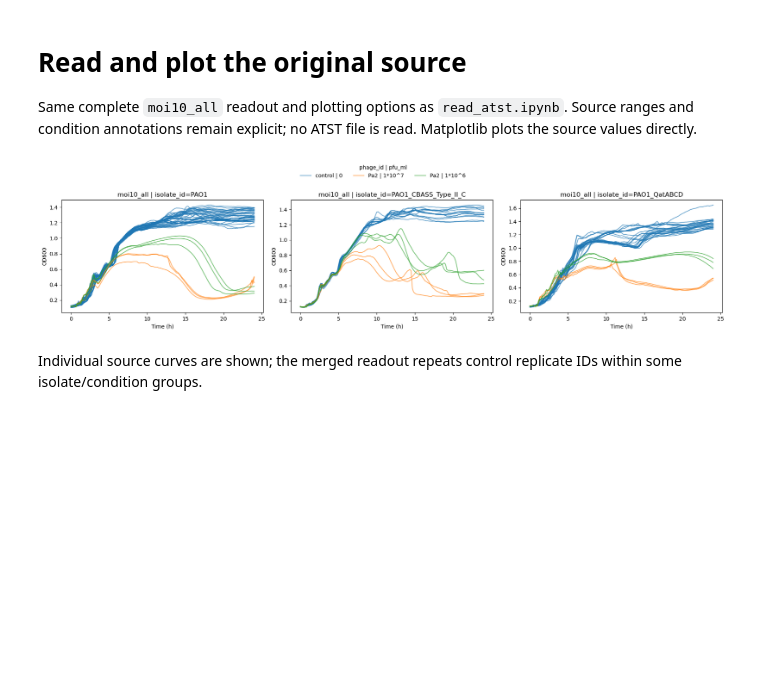
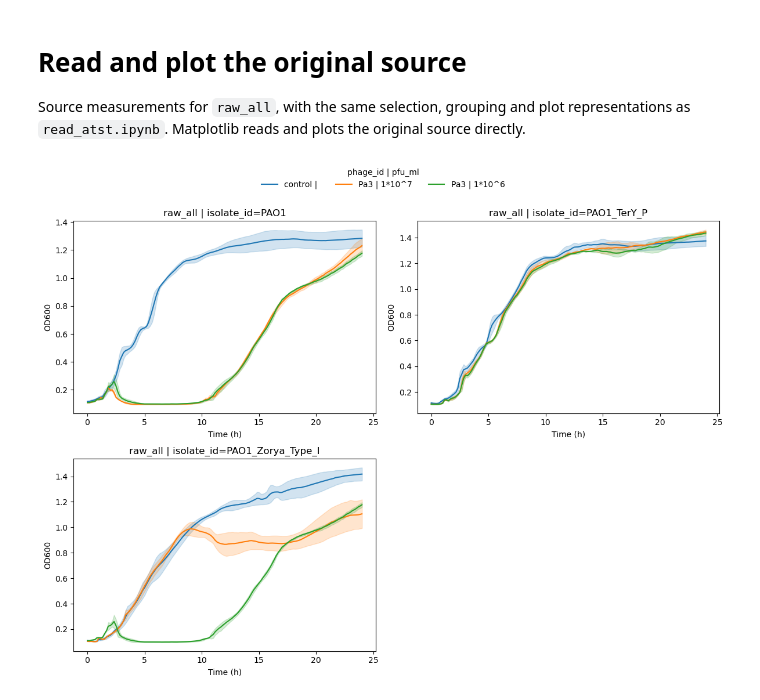
Before and after one commit to JP235/ATST, a Jupyter notebook: examples/Public data /Costa 2024/direct_read.ipynb, the cells around one changed output. Saved outputs shown, nothing was run; the diff lists cells and outputs as text; code cells hidden in the pictures; blank space fills up the shorter version.

```diff
--- a/examples/Public data /Costa 2024/direct_read.ipynb
+++ b/examples/Public data /Costa 2024/direct_read.ipynb
@@ -1,14 +1,14 @@
 # %% [markdown]
 # Read and plot the original source
 
-Same complete `moi10_all` readout and plotting options as `read_atst.ipynb`. Source ranges and condition annotations remain explicit; no ATST file is read. Matplotlib plots the source values directly.
+Source measurements for `raw_all`, with the same selection, grouping and plot representations as `read_atst.ipynb`. Matplotlib reads and plots the original source directly.
 # %%
 from pathlib import Path
 import math
 import matplotlib.pyplot as plt
 import pandas as pd
 
-readout_id = "moi10_all"
+readout_id = "raw_all"
 rows, curves = [], []
 
 with pd.ExcelFile(
@@ -37,61 +37,52 @@ with pd.ExcelFile(
 # Local curve IDs preserve source order; different time grids align without interpolation.
 layout = pd.DataFrame(rows)
 layout["curve_id"] = [f"curve_{i}" for i in range(1, len(rows) + 1)]
-readings = pd.concat(curves, axis=1).sort_index()
+readings = pd.concat(curves, axis=1).sort_index().copy()
 readings.columns = layout["curve_id"]
 readings = readings.rename_axis("Time").reset_index()
 # %%
-filtered_layout = layout[layout["phage_id"].isin(["Pa2", ""])]
-panels = [(isolate, panel) for isolate, panel in filtered_layout.groupby("isolate_id", sort=False)
-          if {"Pa2", ""}.issubset(set(panel["phage_id"]))]
-ncols = min(3, len(panels))
+plot_layout = layout
+plot_layout = plot_layout[plot_layout['phage_id'].isin(['Pa3', ''])]
+panels = list(plot_layout.groupby('isolate_id', sort=False))
+panels = [(panel, panel_layout) for panel, panel_layout in panels
+          if {'', 'Pa3'}.issubset(set(panel_layout['phage_id']))]
+ncols = min(2, len(panels))
 nrows = math.ceil(len(panels) / ncols)
 fig, axes = plt.subplots(nrows, ncols, figsize=(6 * ncols, 4.5 * nrows), squeeze=False)
 palette = plt.rcParams["axes.prop_cycle"].by_key()["color"]
 condition_colors = {}
 
 for ax, (panel, panel_layout) in zip(axes.flat, panels):
-    for condition, group in panel_layout.groupby(["phage_id", "pfu_ml"], sort=False):
-        if condition == ("", ""):
-            condition = ("control", "0")
-        # if condition[0] != 'Pa2':
-        #     continue
+    for condition, group in panel_layout.groupby(['phage_id', 'pfu_ml'], sort=False):
         if condition not in condition_colors:
             condition_colors[condition] = palette[len(condition_colors) % len(palette)]
         color = condition_colors[condition]
-        label = " | ".join("control" if index == 0 and (pd.isna(value) or value == "") else str(value)
-                           for index, value in enumerate(condition))
+        label = " | ".join(
+            "control" if field == "phage_id" and value == "" else str(value)
+            for field, value in zip(['phage_id', 'pfu_ml'], condition)
+        )
         values = readings[group["curve_id"]]
-        for index, curve_id in enumerate(group["curve_id"]):
-            ax.plot(
-                readings["Time"],
-                readings[curve_id],
-                color=color,
-                alpha=0.6,
-                label=label if index == 0 else None,
-            )
+        mean = values.mean(axis=1)
+        sd = values.std(axis=1, ddof=1)
+        ax.plot(readings["Time"], mean, color=color, label=label)
+        ax.fill_between(readings["Time"], mean - sd, mean + sd, color=color, alpha=0.2)
     ax.set_xlabel("Time (h)")
     ax.set_ylabel("OD600")
     panel_label = "<blank>" if panel == "" else str(panel)
     ax.set_title(f"{readout_id} | isolate_id={panel_label}")
 
-for ax in list(axes.flat)[len(panels) :]:
+for ax in list(axes.flat)[len(panels):]:
     fig.delaxes(ax)
-
 legend_entries = {}
 for ax in fig.axes:
     handles, labels = ax.get_legend_handles_labels()
     for handle, label in zip(handles, labels):
         legend_entries.setdefault(label, handle)
 ncols = 1 if max(map(len, legend_entries)) > 40 else min(4, len(legend_entries))
-fig.legend(
-    list(legend_entries.values()), list(legend_entries),
-    title='phage_id | pfu_ml', loc="upper center", ncol=ncols, frameon=False,
-)
+fig.legend(list(legend_entries.values()), list(legend_entries),
+           title='phage_id | pfu_ml', loc="upper center", ncol=ncols, frameon=False)
 legend_height = (0.25 * math.ceil(len(legend_entries) / ncols) + 0.4) / fig.get_figheight()
 fig.tight_layout(rect=(0, 0, 1, 1 - legend_height))
 plt.show()
 # %% [output]
-[figure, old version]
+[figure, new version]
-# %% [markdown]
-Individual source curves are shown; the merged readout repeats control replicate IDs within some isolate/condition groups.
```
Also changed, not shown: 25 other files.
